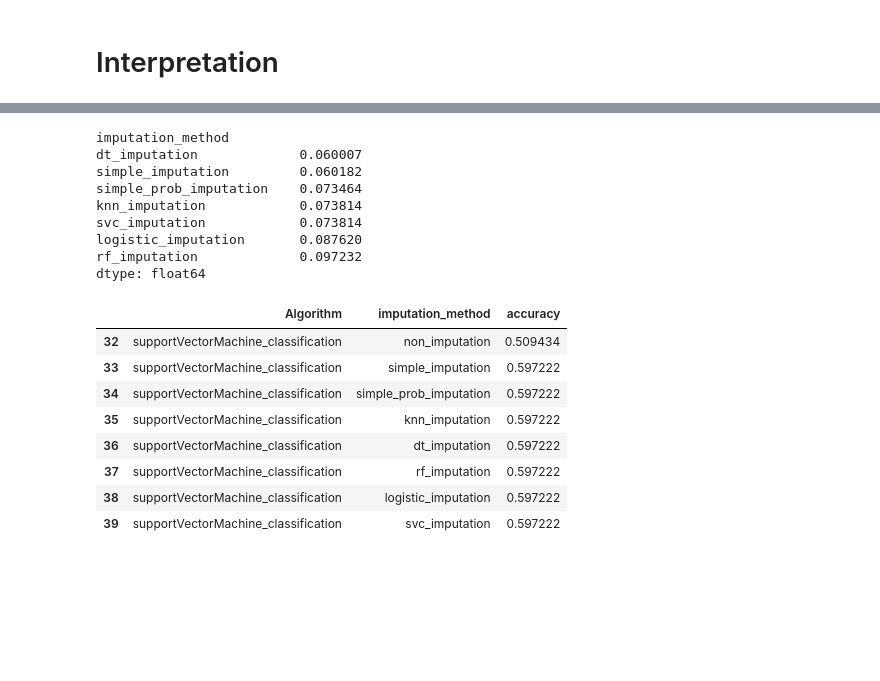
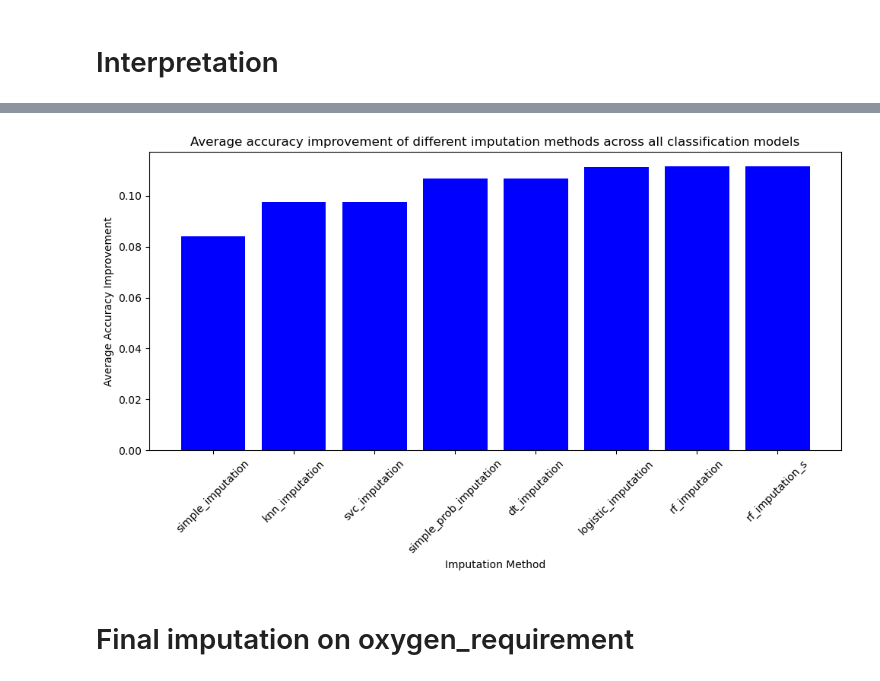
Before and after one commit to g7xu/Exploring_missingness_in_MicrobiomeDataset, a Jupyter notebook: analyzing_data.ipynb, the cells around one changed output, grey strips where cells are left out. Cells and saved outputs as stored; diff of their text form; code cells hidden in the pictures; blank space fills up the shorter version.

```diff
--- a/analyzing_data.ipynb
+++ b/analyzing_data.ipynb
@@ -675,29 +729,21 @@ original
 # %%
-def test1(df):
+def find_average_improvement(df):
     compare = original.merge(df, on='Algorithm', suffixes=('_original', '_imputed'))
     diff = ((compare['accuracy_imputed'] - compare['accuracy_original']) / compare['accuracy_original']).mean()
     return diff
-# %%
-imputation_results[imputation_results['imputation_method'] != 'non_imputation'].groupby('imputation_method').apply(test1).sort_values()
-# %% [output]
-imputation_method
-dt_imputation             0.060007
-simple_imputation         0.060182
-simple_prob_imputation    0.073464
-knn_imputation            0.073814
-svc_imputation            0.073814
-logistic_imputation       0.087620
-rf_imputation             0.097232
-dtype: float64
-# %%
-imputation_results[imputation_results['Algorithm'] == 'supportVectorMachine_classification']
-# %% [output]
-|  | Algorithm | imputation_method | accuracy |
-| 32 | supportVectorMachine_classification | non_imputation | 0.509434 |
-| 33 | supportVectorMachine_classification | simple_imputation | 0.597222 |
-| 34 | supportVectorMachine_classification | simple_prob_imputation | 0.597222 |
-| 35 | supportVectorMachine_classification | knn_imputation | 0.597222 |
-| 36 | supportVectorMachine_classification | dt_imputation | 0.597222 |
-| 37 | supportVectorMachine_classification | rf_imputation | 0.597222 |
-| 38 | supportVectorMachine_classification | logistic_imputation | 0.597222 |
-| 39 | supportVectorMachine_classification | svc_imputation | 0.597222 |
+# %%
+averge_improvement = imputation_results[imputation_results['imputation_method'] != 'non_imputation'].groupby('imputation_method').apply(find_average_improvement).sort_values().reset_index().rename(columns={0: 'Average Improvment'})
+
+# Plot the results
+plt.figure(figsize=(10, 6))
+plt.bar(averge_improvement['imputation_method'], averge_improvement['Average Improvment'], color='blue')
+plt.title('Average accuracy improvement of different imputation methods across all classification models')
+plt.xlabel('Imputation Method')
+plt.ylabel('Average Accuracy Improvement')
+plt.xticks(rotation=45)
+plt.tight_layout()
+plt.show()
+# %% [output]
+[figure, added]
+# %% [markdown]
+# Final imputation on oxygen_requirement
```
Also changed, not shown: parts of 19 cells of this notebook, 1 other file.
